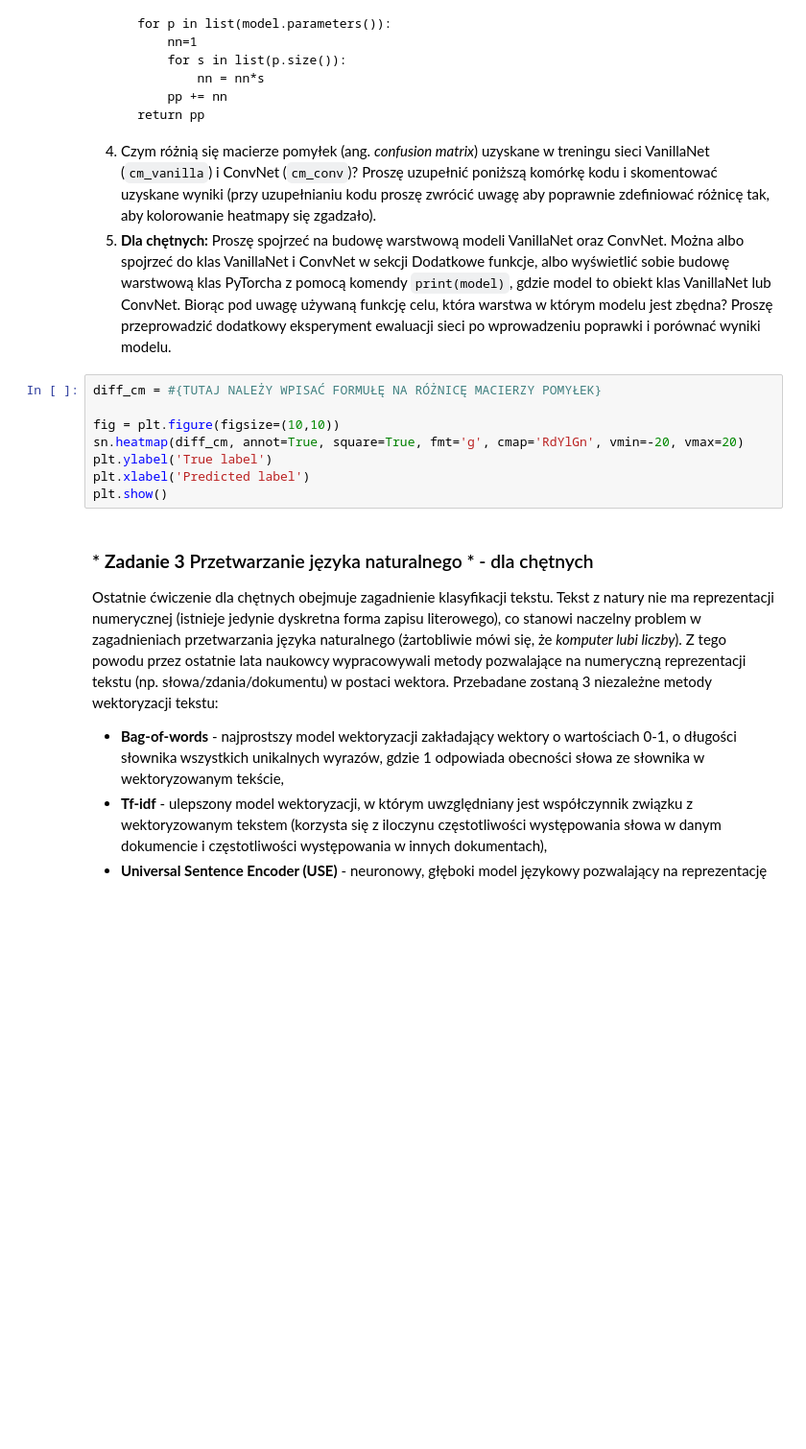
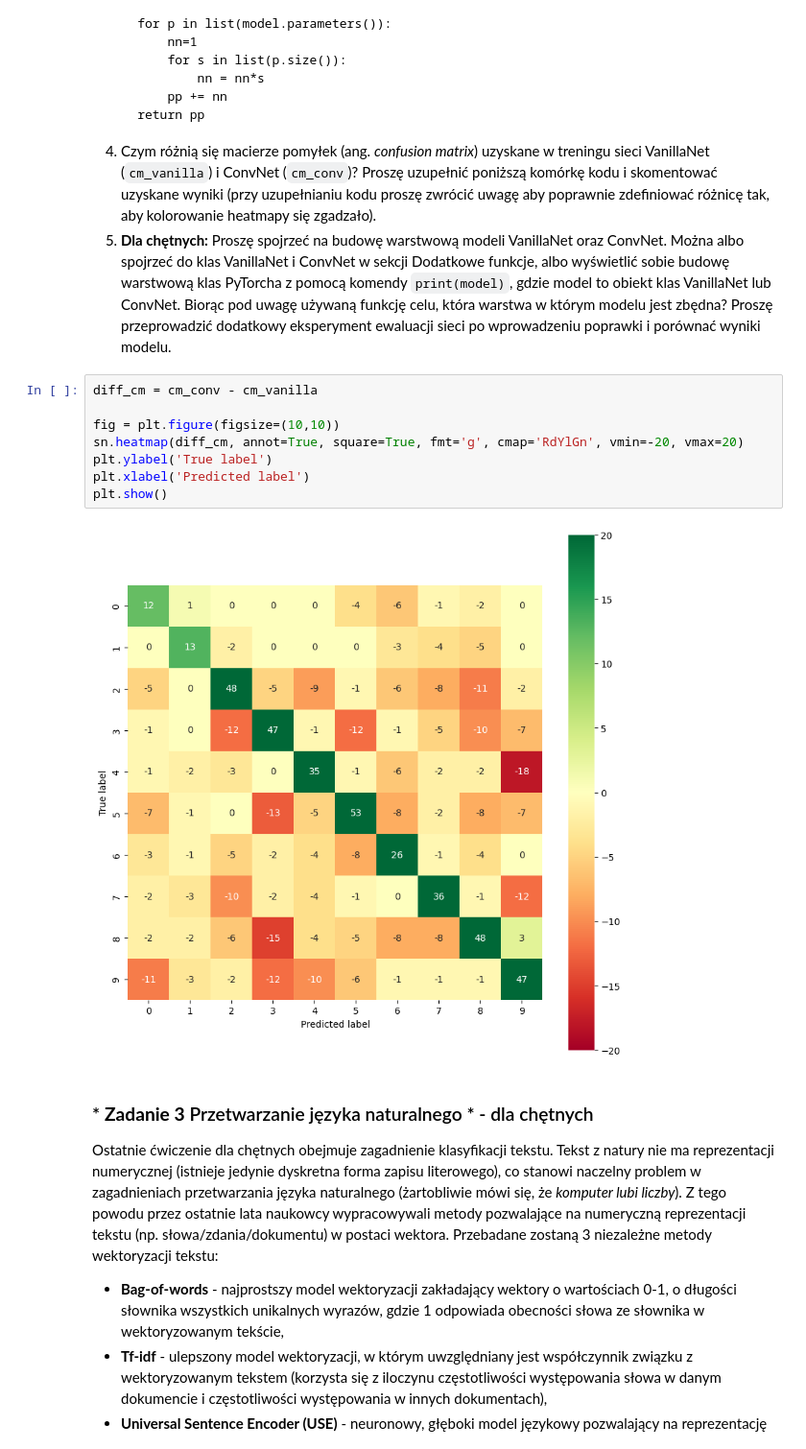
Before and after one commit to Anton2181/MUMIA, a Jupyter notebook: Badanie_zdolnosci_generalizacyjnych_sieci_neuronowych.ipynb, the cells around one changed output. Shown at 96% size. Drawn from its saved outputs; the diff is of its cells as text; blank space fills up the shorter version.

````diff
--- a/Badanie_zdolnosci_generalizacyjnych_sieci_neuronowych.ipynb
+++ b/Badanie_zdolnosci_generalizacyjnych_sieci_neuronowych.ipynb
@@ -1302,13 +1302,15 @@ def get_n_params(model):
 4. Czym różnią się macierze pomyłek (ang. *confusion matrix*) uzyskane w treningu sieci VanillaNet (```cm_vanilla```) i ConvNet (```cm_conv```)? Proszę uzupełnić poniższą komórkę kodu i skomentować uzyskane wyniki (przy uzupełnianiu kodu proszę zwrócić uwagę aby poprawnie zdefiniować różnicę tak, aby kolorowanie heatmapy się zgadzało).
 5. **Dla chętnych:** Proszę spojrzeć na budowę warstwową modeli VanillaNet oraz ConvNet. Można albo spojrzeć do klas VanillaNet i ConvNet w sekcji Dodatkowe funkcje, albo wyświetlić sobie budowę warstwową klas PyTorcha z pomocą komendy `print(model)`, gdzie model to obiekt klas VanillaNet lub ConvNet. Biorąc pod uwagę używaną funkcję celu, która warstwa w którym modelu jest zbędna? Proszę przeprowadzić dodatkowy eksperyment ewaluacji sieci po wprowadzeniu poprawki i porównać wyniki modelu.
 # %%
-diff_cm = #{TUTAJ NALEŻY WPISAĆ FORMUŁĘ NA RÓŻNICĘ MACIERZY POMYŁEK}
+diff_cm = cm_conv - cm_vanilla
 
 fig = plt.figure(figsize=(10,10))
 sn.heatmap(diff_cm, annot=True, square=True, fmt='g', cmap='RdYlGn', vmin=-20, vmax=20)
 plt.ylabel('True label')
 plt.xlabel('Predicted label')
 plt.show()
+# %% [output]
+[figure, added]
 # %% [markdown]
 ### \* **Zadanie 3** Przetwarzanie języka naturalnego \* - dla chętnych
 
````
